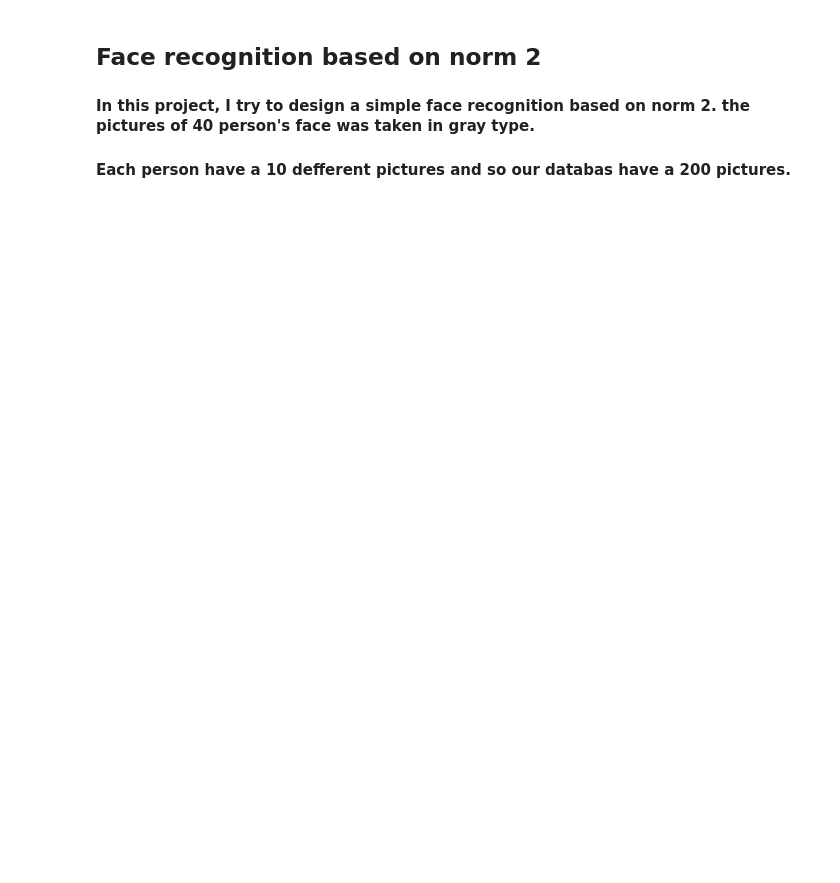
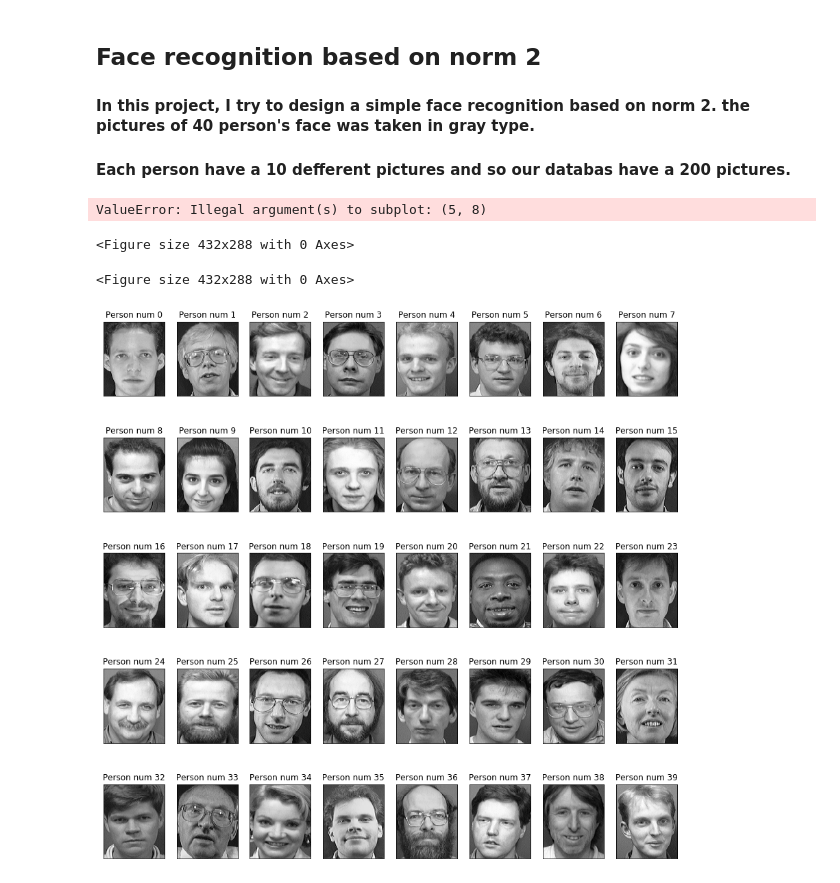
Before and after one commit to mortezadalir/PCA-face-recognition, a Jupyter notebook: norm2-face-recognition.ipynb, the cells around one changed output. Cells and saved outputs as stored; diff of their text form; code cells hidden in the pictures; blank space fills up the shorter version.

```diff
--- a/norm2-face-recognition.ipynb
+++ b/norm2-face-recognition.ipynb
@@ -12,3 +22,42 @@ import math
+# %%
+ncols = 8
+nrows = 5
+
+# create the plots
+fig = plt.figure()
+axes = [ fig.add_subplot(5, 8) ]
+
+# add some data
+for ax in axes:
+     ax.imshow(z1, cmap='gray', vmin=0, vmax=1)
+
+# remove the x and y ticks
+for ax in axes:
+    ax.set_xticks([])
+    ax.set_yticks([])
+# %% [output]
+ValueError: Illegal argument(s) to subplot: (5, 8)
+<Figure size 432x288 with 0 Axes>
+# %%
+fig = plt.figure()
+gs = fig.add_gridspec(5,8, hspace=0)
+fig, axs = plt.subplots(5,8,figsize=(15,15))
+#axs = gs.subplots()
+idx=0
+for i in range(5):
+    for j in range(8):
+        imm=xx[:, (i*8+j)*5]
+        z1=np.reshape(imm,(112, 92))
+    #print(i//5//)
+        axs[i,j].imshow(z1, cmap='gray', vmin=0, vmax=1)
+        axs[i,j].set_xticks([])
+        axs[i,j].set_yticks([])
+        strs='Person num {}'.format(idx)
+        axs[i,j].set_title(strs)
+        idx+=1
+# %% [output]
+<Figure size 432x288 with 0 Axes>
+[figure, added]
 # %%
 def minIndex(A):
     mi = 0
```
Also changed, not shown: parts of 6 cells of this notebook, 1 other file.
